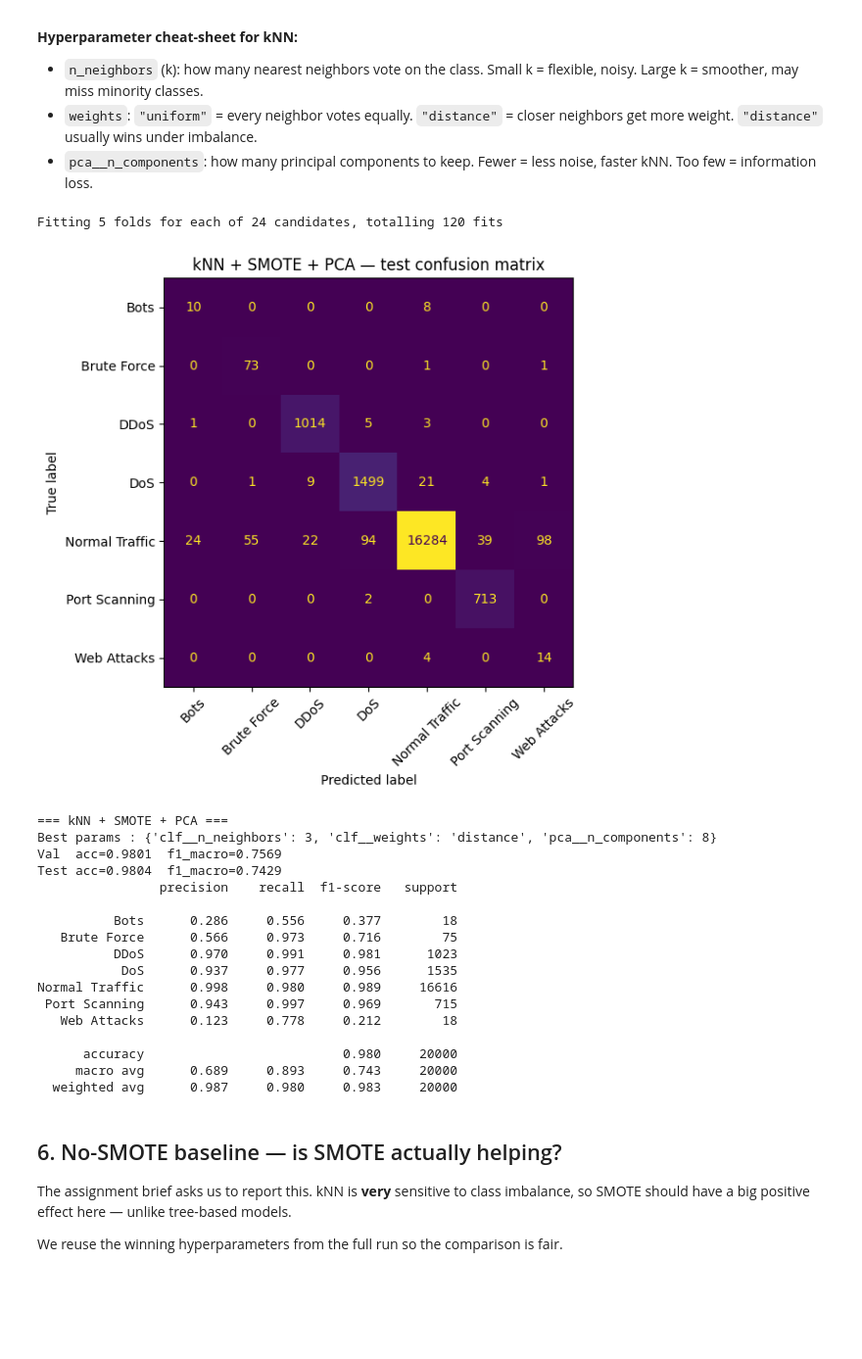
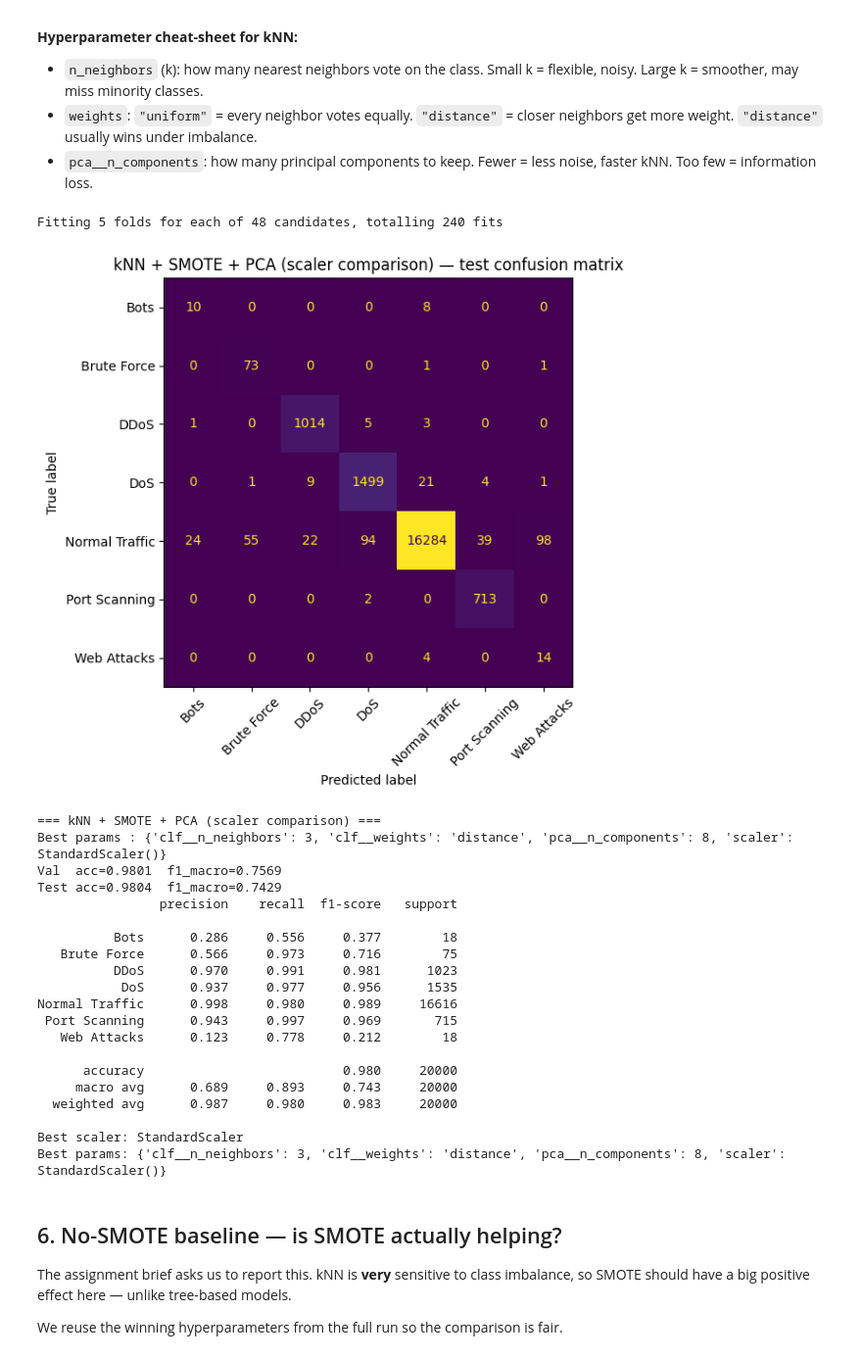
Before and after one commit to LottaSofiaK/AppliedMachineLearningGroup22, a Jupyter notebook: aleksi_knn.ipynb, the cells around one changed output. Shown at 98% size. Cells and saved outputs as stored; diff of their text form; code cells hidden in the pictures; blank space fills up the shorter version.

Commit message:
kNN MinMax + Notes
MinMax Scaler added to my kNN notebook, added notes at the bottom for group notebook

```diff
--- a/aleksi_knn.ipynb
+++ b/aleksi_knn.ipynb
@@ -175,21 +175,24 @@ kNN trains fast but predicts slowly (distance to every training point), and SMOT
 - `pca__n_components`: how many principal components to keep. Fewer = less noise, faster kNN. Too few = information loss.
 # %%
 knn_grid = {
+    "scaler":            [StandardScaler(), MinMaxScaler()],
     "pca__n_components": [4, 6, 8],
     "clf__n_neighbors":  [3, 5, 7, 11],
     "clf__weights":      ["uniform", "distance"],
 }
 
 result_full = run_experiment(
     KNeighborsClassifier(), knn_grid,
-    label="kNN + SMOTE + PCA",
+    label="kNN + SMOTE + PCA (scaler comparison)",
 )
+print("Best scaler:", type(result_full["best_params"]["scaler"]).__name__)
+print("Best params:", result_full["best_params"])
 all_results.append(result_full)
 # %% [output]
-Fitting 5 folds for each of 24 candidates, totalling 120 fits
+Fitting 5 folds for each of 48 candidates, totalling 240 fits
-[figure, old version]
+[figure, new version]
-=== kNN + SMOTE + PCA ===
-Best params : {'clf__n_neighbors': 3, 'clf__weights': 'distance', 'pca__n_components': 8}
+=== kNN + SMOTE + PCA (scaler comparison) ===
+Best params : {'clf__n_neighbors': 3, 'clf__weights': 'distance', 'pca__n_components': 8, 'scaler': StandardScaler()}
 Val  acc=0.9801  f1_macro=0.7569
 Test acc=0.9804  f1_macro=0.7429
                 precision    recall  f1-score   support
@@ -205,6 +208,9 @@ Normal Traffic      0.998     0.980     0.989     16616
       accuracy                          0.980     20000
      macro avg      0.689     0.893     0.743     20000
   weighted avg      0.987     0.980     0.983     20000
+
+Best scaler: StandardScaler
+Best params: {'clf__n_neighbors': 3, 'clf__weights': 'distance', 'pca__n_components': 8, 'scaler': StandardScaler()}
 # %% [markdown]
 ## 6. No-SMOTE baseline — is SMOTE actually helping?
 
```
Also changed, not shown: parts of 9 cells of this notebook, 1 other file.
